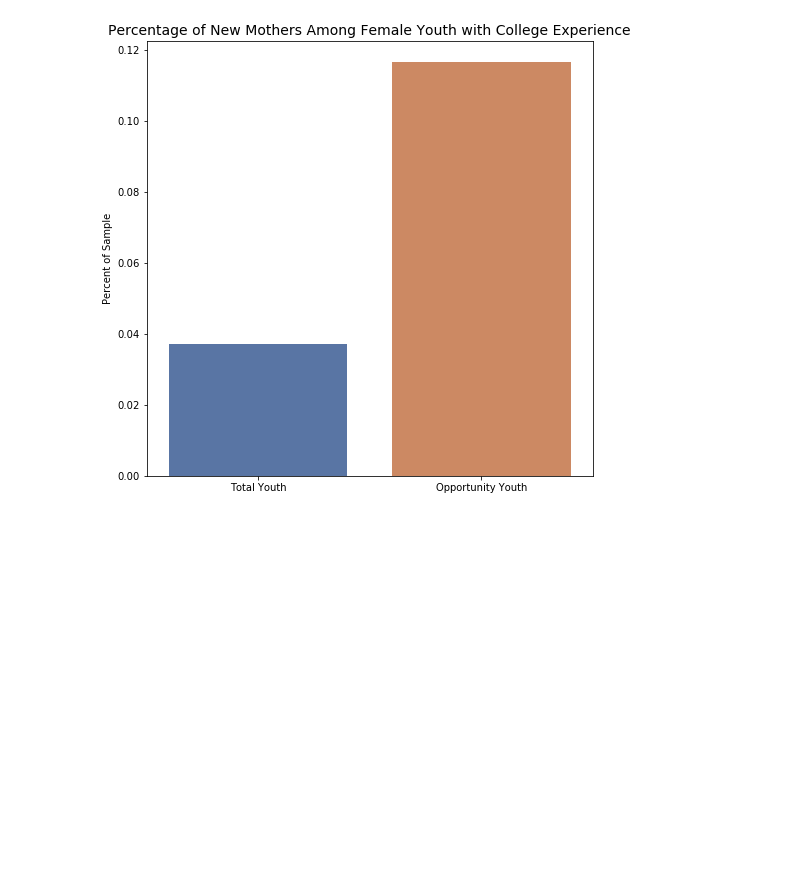
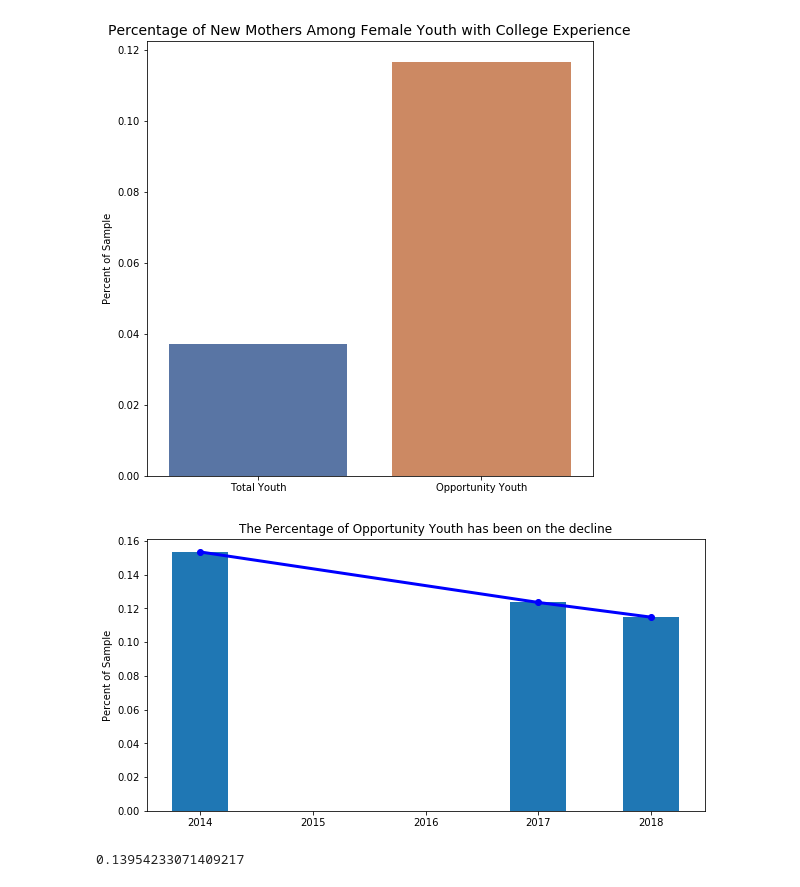
Before and after one commit to mesterhammerfic/mod-1-project-chicago-seattle-ds-051120, a Jupyter notebook: notebooks/exploratory/03_mef_trend_analysis.ipynb, the cells around one changed output. Saved outputs shown, nothing was run; the diff lists cells and outputs as text; code cells hidden in the pictures; blank space fills up the shorter version.

```diff
--- a/notebooks/exploratory/03_mef_trend_analysis.ipynb
+++ b/notebooks/exploratory/03_mef_trend_analysis.ipynb
@@ -183,3 +183,26 @@ OY_df_2017_f_c = OY_df_2017_f[OY_df_2017_f['education_attainment'] == 'post HS e
 src.create_graph(('child_born_las_year', 'yes'), SKC_youth_2017_f_c, OY_df_2017_f_c, ['Total Youth', 'Opportunity Youth'], 'Percentage of New Mothers Among Female Youth with College Experience')
 # %% [output]
 [figure]
+# %%
+x_var = [2014, 2017, 2018]
+y_var = [OY_prct_2014, OY_prct_2017, OY_prct_2018]
+
+fig, ax = plt.subplots(1,1, figsize=(10,5))
+
+ax.set_title('The Percentage of Opportunity Youth has been on the decline')
+ax.set_ylabel('Percent of Sample')
+
+ax.xaxis.set_major_locator(MaxNLocator(integer=True))
+
+ax.plot(x_var, y_var, marker='o', color='b', linewidth=3)
+ax.bar(x_var, y_var, width = .5);
+
+
+# fig.savefig('percent_of_OY_youth.png')
+# %% [output]
+[figure, added]
+# %%
+SKC_youth_2017_f = SKC_youth_2017[SKC_youth_2017['gender'] == 'female']
+OY_df_2017_f = OY_df_2017[OY_df_2017['gender'] == 'female']
+# %% [output]
+0.13954233071409217
```
Also changed, not shown: parts of 3 cells of this notebook.
